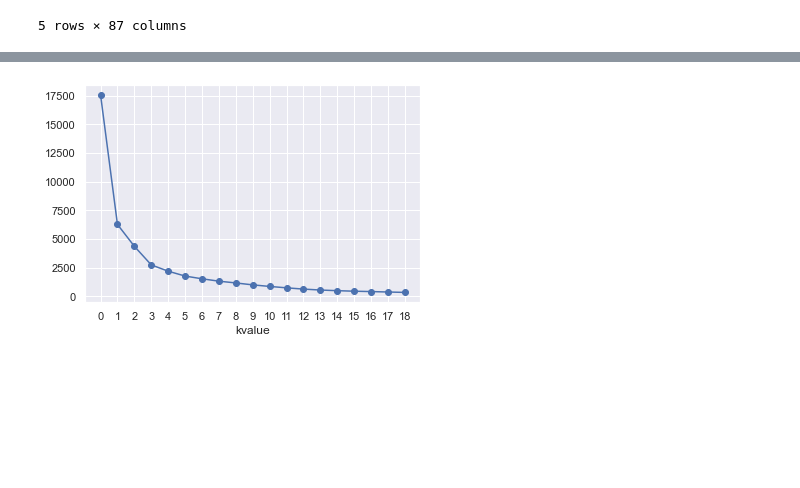
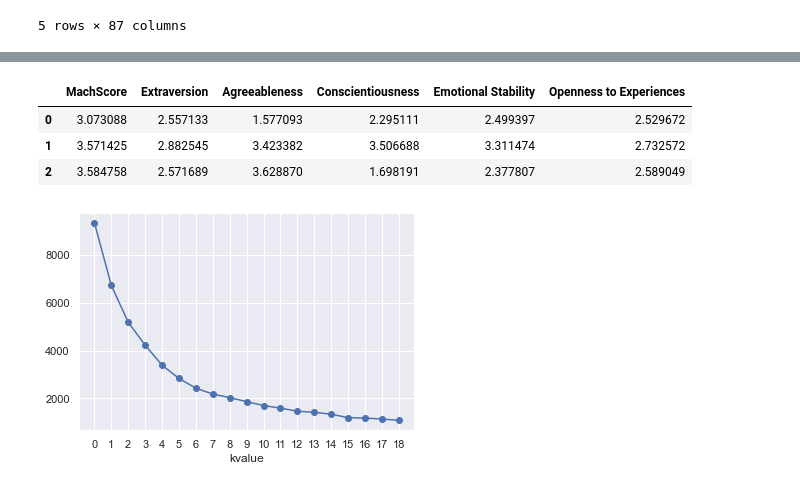
Before and after one commit to ineed-coffee/vote_prediction_from_Machiavellism_test, a Jupyter notebook: EDA/PoC/Clustering.ipynb, the cells around one changed output, grey strips where cells are left out. Saved outputs shown, nothing was run; the diff lists cells and outputs as text; code cells hidden in the pictures; blank space fills up the shorter version.

```diff
--- a/EDA/PoC/Clustering.ipynb
+++ b/EDA/PoC/Clustering.ipynb
@@ -295,3 +310,4 @@ pd.DataFrame(mm.inverse_transform(kn.cluster_centers_),columns = columnlist)
 # %%
-columnlist2=['voted','gender','MachScore', 'Extraversion', 'Agreeableness',
-'Conscientiousness','Emotional Stability', 'Openness to Experiences']
+columnlist2=['age','voted','education','MachScore', 'Extraversion', 'Agreeableness',
+'Emotional Stability', 'Openness to Experiences']
+vdata = data[columnlist2]
@@ -322,0 +362,19 @@ plt.show()
+# %%
+data['TIPImean']= data[['Extraversion', 'Agreeableness',
+'Emotional Stability', 'Openness to Experiences']].sum(axis = 1)
+columnlist4=['MachScore', 'TIPImean']
+vdata2 = data[columnlist4]
+
+mm = MinMaxScaler()
+scaledata2= mm.fit_transform(vdata2)
+scaledata2 = pd.DataFrame(scaledata2,columns = columnlist4)
+kn = KMeans(n_clusters =3)
+kn.fit(scaledata2)
+#ykm2= kn.predict(scaledata2)
+print(pd.DataFrame(mm.inverse_transform(kn.cluster_centers_),columns = columnlist4))
+
+plt.scatter(scaledata2.iloc[ : , 0], scaledata2.iloc[ : , 1], s =5, c='b')
+plt.scatter(kn.cluster_centers_[0][0],kn.cluster_centers_[0][1], s=200, c='g', marker='s')
+plt.scatter(kn.cluster_centers_[1][0],kn.cluster_centers_[1][1], s=200, c='r', marker='s')
+plt.scatter(kn.cluster_centers_[2][0],kn.cluster_centers_[2][1], s=200, c='w', marker='s')
+plt.show()
@@ -322,0 +391,16 @@ plt.show()
+# %%
+columnlist4=['voted','MachScore','Agreeableness']
+vdata2 = data[columnlist4]
+
+mm = MinMaxScaler()
+scaledata2= mm.fit_transform(vdata2)
+scaledata2 = pd.DataFrame(scaledata2,columns = columnlist4)
+dist2 =[]
+for i in range(1,20):
+    km2 = KMeans(n_clusters=i,init = 'k-means++',n_init=10,max_iter = 300)
+    km2.fit(scaledata2)
+    dist2.append(km2.inertia_)
+plt.plot(range(len(dist)),dist2,marker = 'o')
+ticks = plt.xticks(range(len(dist2)))
+plt.xlabel('kvalue')
+plt.show()
@@ -353,0 +549,18 @@ See the caveats in the documentation: https://pandas.pydata.org/pandas-docs/stab
+# %%
+columnlist4 = ['MachScore','Extraversion', 'Agreeableness',
+'Conscientiousness','Emotional Stability', 'Openness to Experiences']
+vdata2 = data[columnlist4][data['voted'] == 0]
+
+mm = MinMaxScaler()
+scaledata2= mm.fit_transform(vdata2)
+scaledata2 = pd.DataFrame(scaledata2,columns = columnlist4)
+kn = KMeans(n_clusters =3)
+kn.fit(scaledata2)
+ykm2= kn.predict(scaledata2)
+#vdata2['k3'] = ykm2
+pd.DataFrame(mm.inverse_transform(kn.cluster_centers_),columns = columnlist4)
+# %% [output]
+|  | MachScore | Extraversion | Agreeableness | Conscientiousness | Emotional Stability | Openness to Experiences |
+| 0 | 3.073088 | 2.557133 | 1.577093 | 2.295111 | 2.499397 | 2.529672 |
+| 1 | 3.571425 | 2.882545 | 3.423382 | 3.506688 | 3.311474 | 2.732572 |
+| 2 | 3.584758 | 2.571689 | 3.628870 | 1.698191 | 2.377807 | 2.589049 |
@@ -354,18 +569,18 @@ See the caveats in the documentation: https://pandas.pydata.org/pandas-docs/stab
 # %%
-columnlist4=['voted','MachScore', 'Agreeableness']
-vdata2 = data[columnlist4]
+columnlist4 = ['education', 'engnat', 'gender', 'hand','married','voted']
+vdata2 = data[columnlist4][(data['MachScore'] >= 3.5) & (data['Agreeableness'] >= 3.4) ]
 
 mm = MinMaxScaler()
 scaledata2= mm.fit_transform(vdata2)
 scaledata2 = pd.DataFrame(scaledata2,columns = columnlist4)
 dist2 =[]
 for i in range(1,20):
     km2 = KMeans(n_clusters=i,init = 'k-means++',n_init=10,max_iter = 300)
     km2.fit(scaledata2)
     dist2.append(km2.inertia_)
 plt.plot(range(len(dist)),dist2,marker = 'o')
 ticks = plt.xticks(range(len(dist2)))
 plt.xlabel('kvalue')
 plt.show()
 # %% [output]
-[figure, old version]
+[figure, new version]
```
Also changed, not shown: parts of 49 cells of this notebook.
